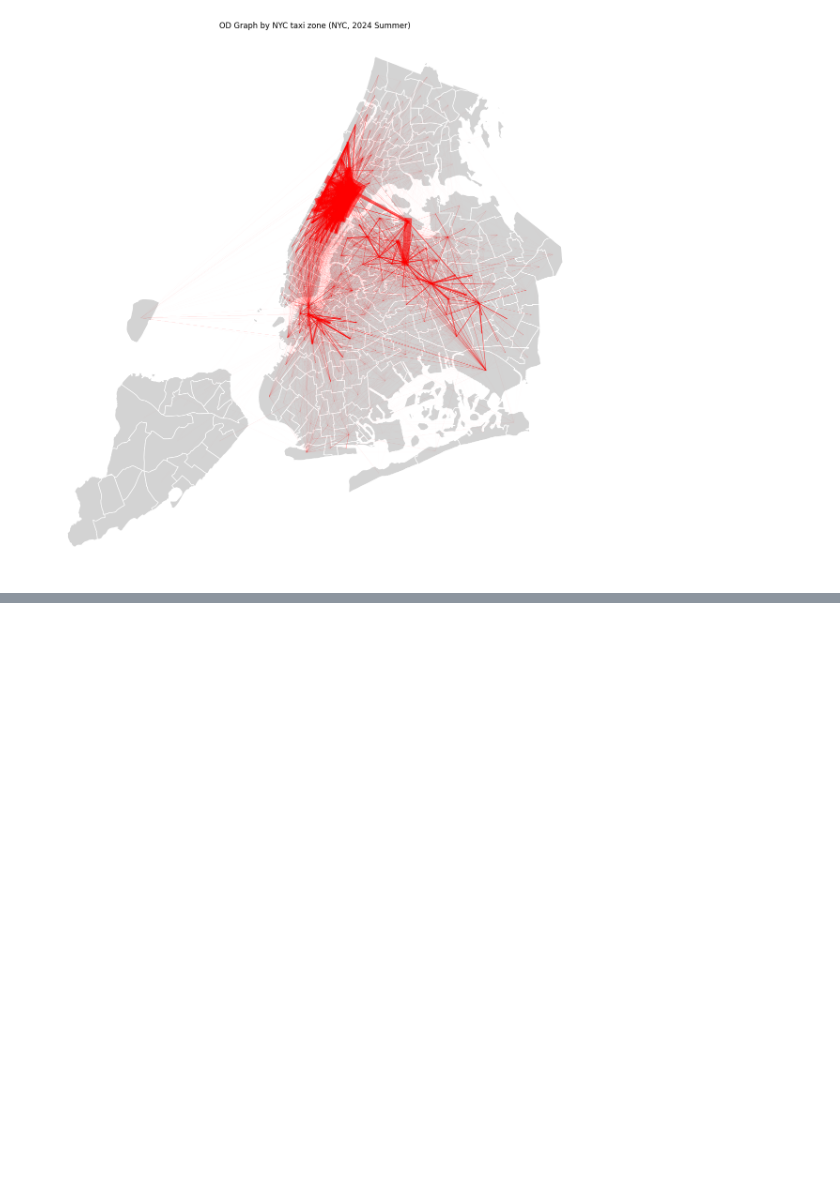
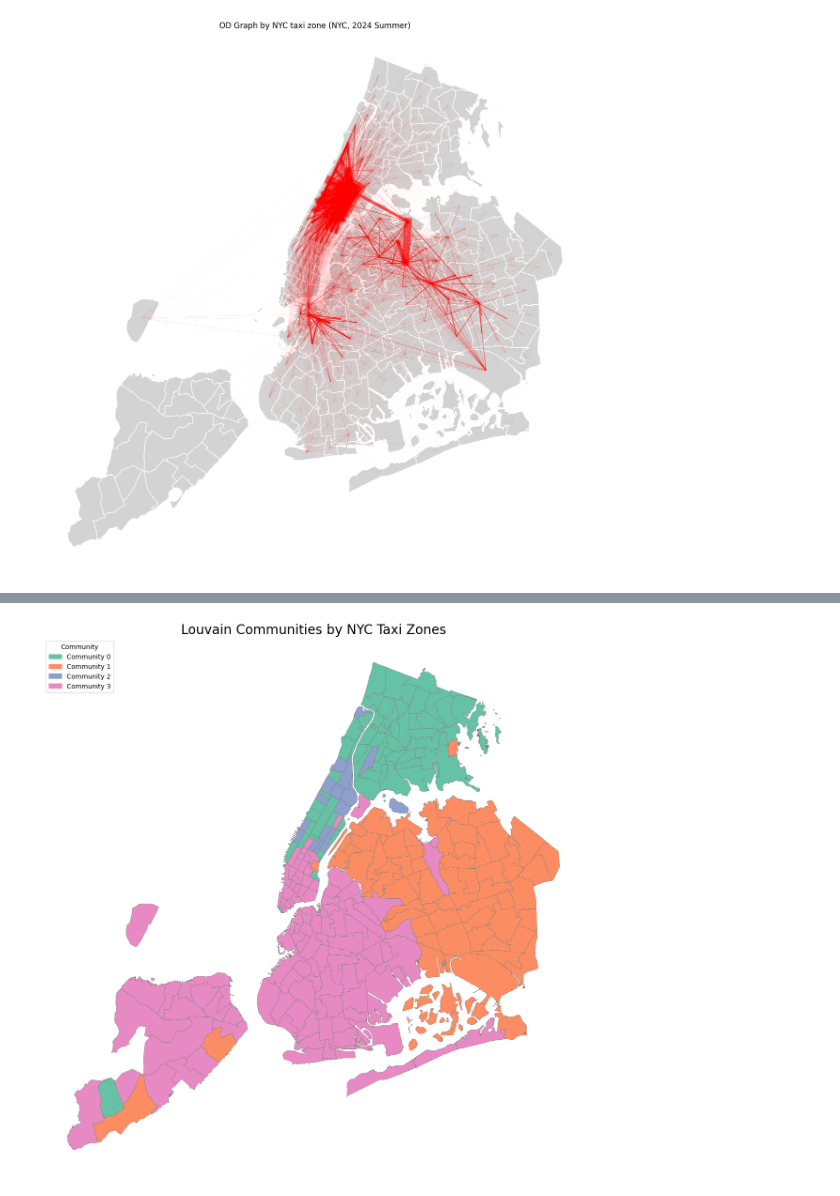
Before and after one commit to wherehaveyubin/research, a Jupyter notebook: 2025-Heat/heat-mobility.ipynb, the cells around one changed output, grey strips where cells are left out. Saved outputs shown, nothing was run; the diff lists cells and outputs as text; code cells hidden in the pictures; blank space fills up the shorter version.

```diff
--- a/2025-Heat/heat-mobility.ipynb
+++ b/2025-Heat/heat-mobility.ipynb
@@ -200,0 +224,11 @@ plt.show()
+# %%
+# Louvain community detection (on undirected version)
+partition = community_louvain.best_partition(G.to_undirected(), weight='weight')
+
+# Attach community label to each node
+nx.set_node_attributes(G, partition, 'community')
+
+# Save to DataFrame for analysis/merging
+community_df = pd.DataFrame(list(partition.items()), columns=['LocationID', 'community'])
+print("Number of communities:", community_df['community'].nunique())
+display(community_df.head())
@@ -200,0 +243,35 @@ plt.show()
+# %%
+gdf['LocationID'] = gdf['LocationID'].astype(int)
+community_df['LocationID'] = community_df['LocationID'].astype(int)
+
+gdf_merged_CD = gdf.merge(community_df, on='LocationID', how='left')
+gdf_merged_CD
+# %%
+import matplotlib.patches as mpatches
+
+# Filter only the desired communities
+target_communities = [0, 1, 2, 3]
+filtered_gdf = gdf_merged_CD[gdf_merged_CD['community'].isin(target_communities)]
+
+# Assign colormap
+cmap = plt.get_cmap('Set2')
+colors = {comm: cmap(i) for i, comm in enumerate(target_communities)}
+
+# Plotting
+fig, ax = plt.subplots(figsize=(12, 12))
+for comm in target_communities:
+    comm_gdf = filtered_gdf[filtered_gdf['community'] == comm]
+    comm_gdf.plot(ax=ax, color=colors[comm], edgecolor='gray', linewidth=0.5, label=f"Community {comm}")
+
+# Legend manual
+patches = [mpatches.Patch(color=colors[c], label=f"Community {c}") for c in target_communities]
+ax.legend(handles=patches, title="Community", loc='upper left')
+
+# Final touches
+ax.set_title("Louvain Communities by NYC Taxi Zones", fontsize=20)
+ax.axis('off')
+plt.tight_layout()
+plt.savefig("2024_taxi_CD.png", dpi=300, bbox_inches='tight')
+plt.show()
+# %% [output]
+[figure, added]
```
Also changed, not shown: parts of 6 cells of this notebook.
